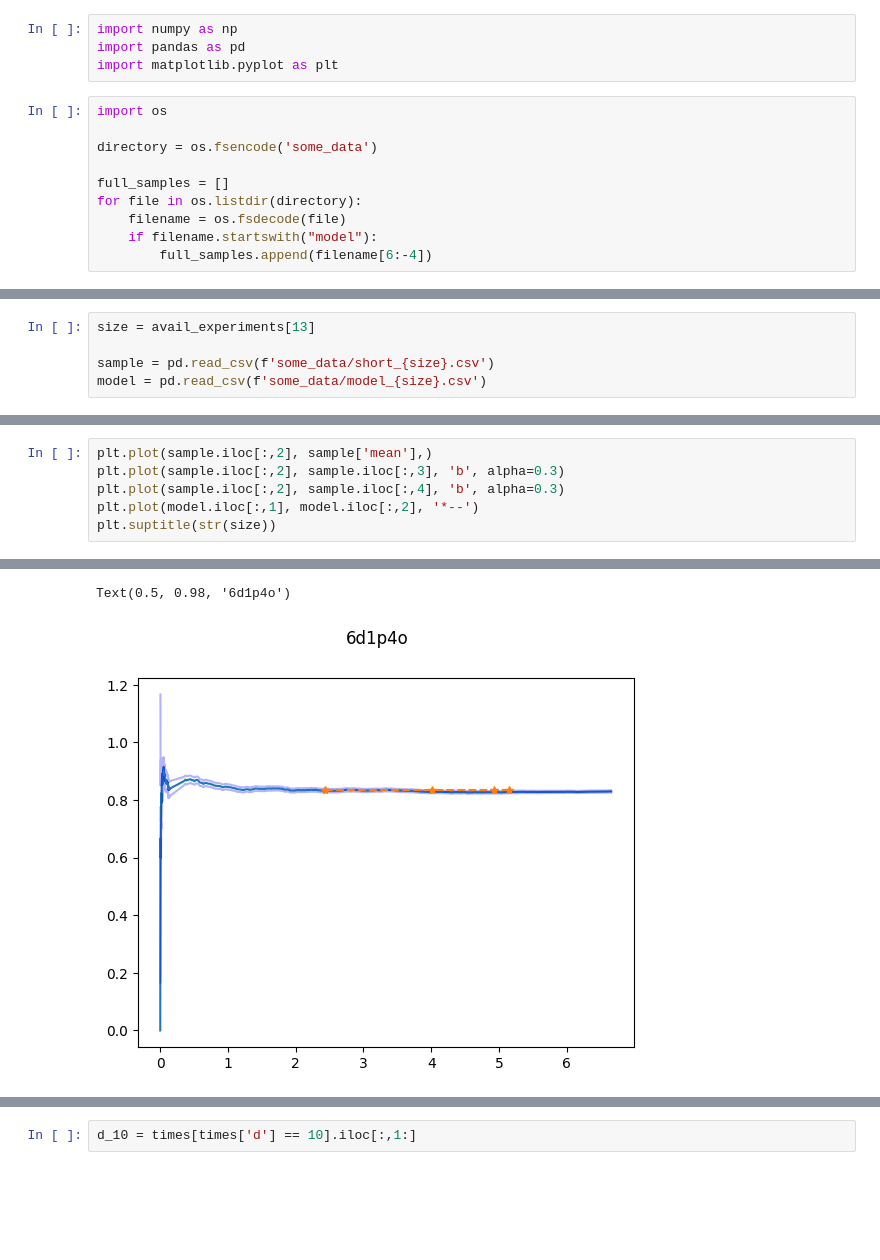
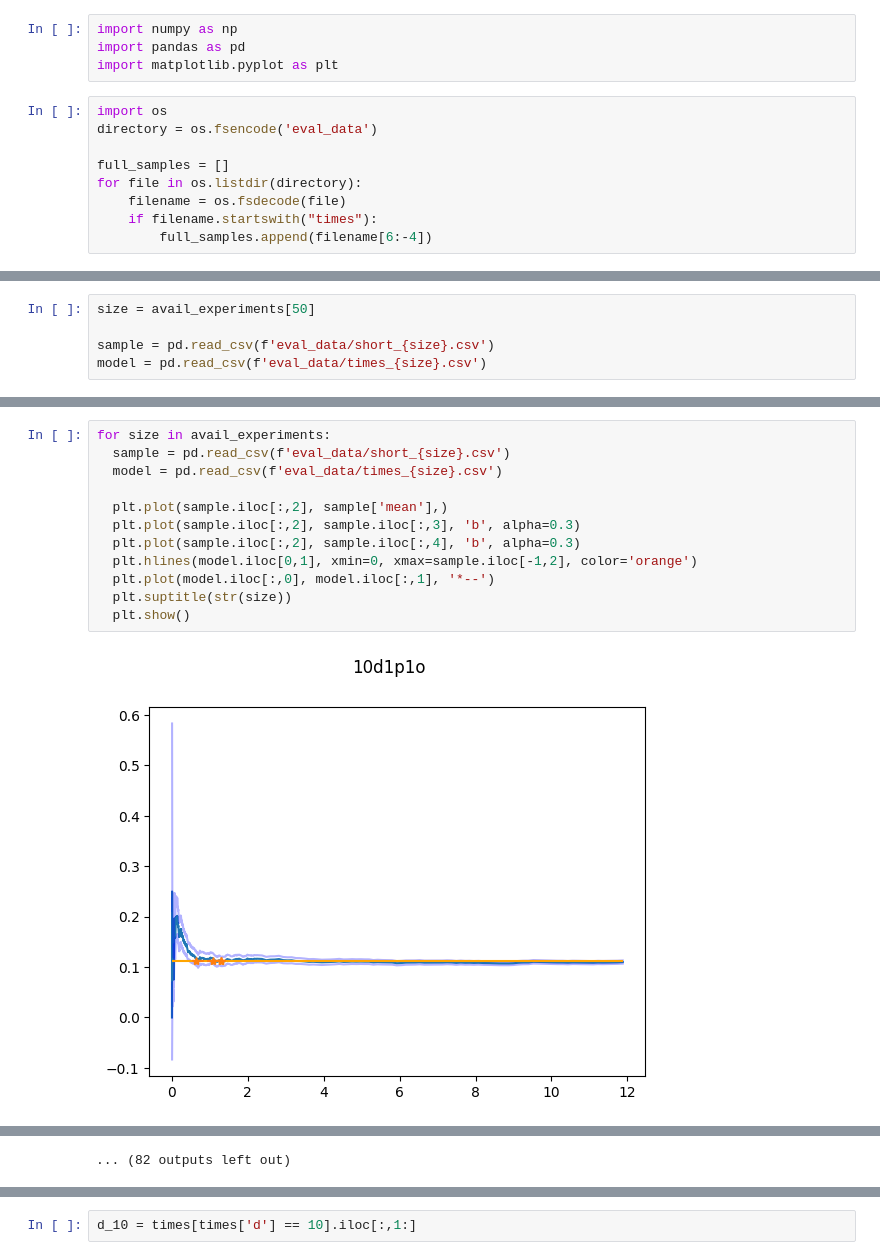
Before and after one commit to tomyaacov/BPpyEvaluation, a Jupyter notebook: prob_modeling/modeling_times.ipynb, the cells around one changed output, grey strips where cells are left out. Saved outputs shown, nothing was run; the diff lists cells and outputs as text; blank space fills up the shorter version.

Commit message:
added visuals of finished runs

```diff
--- a/prob_modeling/modeling_times.ipynb
+++ b/prob_modeling/modeling_times.ipynb
@@ -4,13 +4,12 @@ import pandas as pd
 import matplotlib.pyplot as plt
 # %%
 import os
-
-directory = os.fsencode('some_data')
+directory = os.fsencode('eval_data')
 
 full_samples = []
 for file in os.listdir(directory):
     filename = os.fsdecode(file)
-    if filename.startswith("model"):
+    if filename.startswith("times"):
         full_samples.append(filename[6:-4])
 # %%
 avail_experiments = sorted(full_samples)
@@ -20,5 +19,5 @@ avail_experiments[:5]
 # %%
-size = avail_experiments[13]
+size = avail_experiments[50]
 
-sample = pd.read_csv(f'some_data/short_{size}.csv')
-model = pd.read_csv(f'some_data/model_{size}.csv')
+sample = pd.read_csv(f'eval_data/short_{size}.csv')
+model = pd.read_csv(f'eval_data/times_{size}.csv')
@@ -25,7 +32,14 @@ model = pd.read_csv(f'some_data/model_{size}.csv')
 # %%
-plt.plot(sample.iloc[:,2], sample['mean'],)
-plt.plot(sample.iloc[:,2], sample.iloc[:,3], 'b', alpha=0.3)
-plt.plot(sample.iloc[:,2], sample.iloc[:,4], 'b', alpha=0.3)
-plt.plot(model.iloc[:,1], model.iloc[:,2], '*--')
-plt.suptitle(str(size))
+for size in avail_experiments:
+  sample = pd.read_csv(f'eval_data/short_{size}.csv')
+  model = pd.read_csv(f'eval_data/times_{size}.csv')
+
+  plt.plot(sample.iloc[:,2], sample['mean'],)
+  plt.plot(sample.iloc[:,2], sample.iloc[:,3], 'b', alpha=0.3)
+  plt.plot(sample.iloc[:,2], sample.iloc[:,4], 'b', alpha=0.3)
+  plt.hlines(model.iloc[0,1], xmin=0, xmax=sample.iloc[-1,2], color='orange')
+  plt.plot(model.iloc[:,0], model.iloc[:,1], '*--')
+  plt.suptitle(str(size))
+  plt.show()
 # %% [output]
+[figure, new version]
@@ -32,3 +57,2 @@ plt.suptitle(str(size))
-Text(0.5, 0.98, '6d1p4o')
+... (82 outputs left out)
-[figure, old version]
 # %%
```
Also changed, not shown: parts of 5 cells of this notebook, 2 other files.
